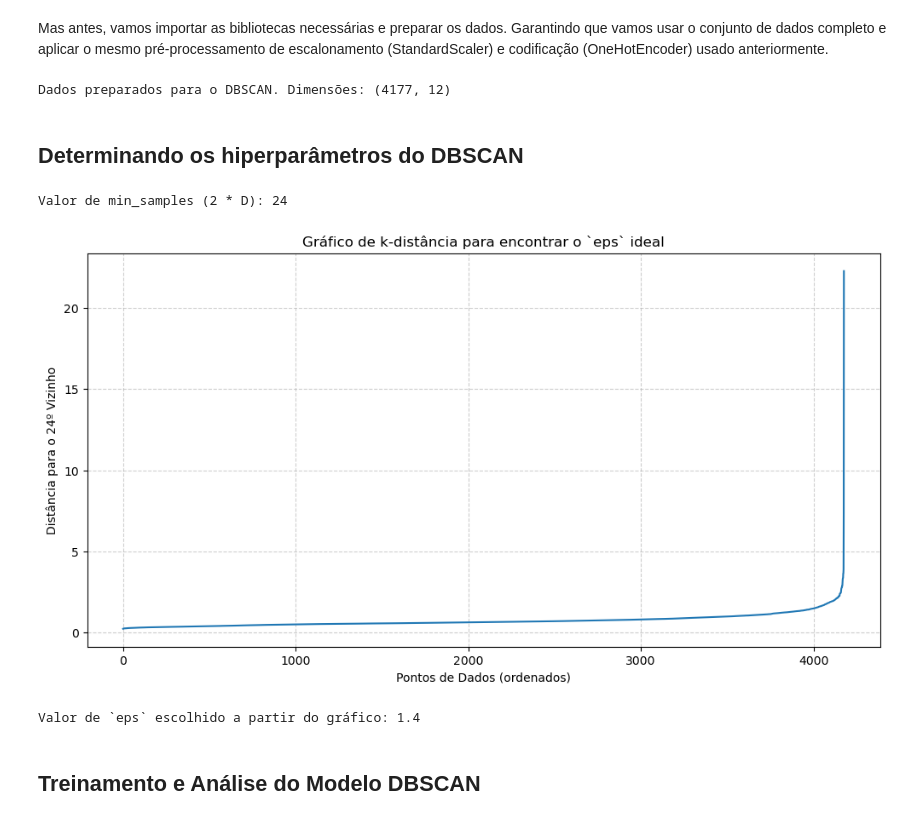
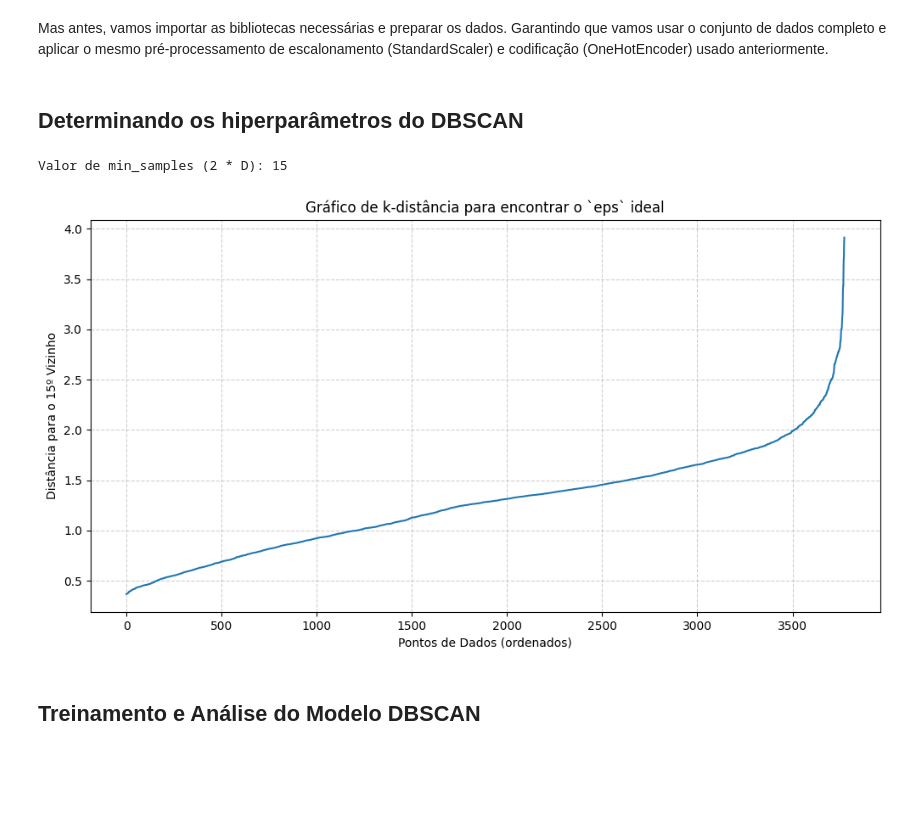
Before and after one commit to joabemorais/Trabalho-ML-2, a Jupyter notebook: test.ipynb, the cells around one changed output. Saved outputs shown, nothing was run; the diff lists cells and outputs as text; code cells hidden in the pictures; blank space fills up the shorter version.

```diff
--- a/test.ipynb
+++ b/test.ipynb
@@ -150,0 +195,4 @@ for col in num_features:
+# %%
+# Remover linhas onde 'Height' é igual a 0
+df_processed = df_processed[df_processed['Height'] != 0].copy()
+df_processed.describe()
@@ -151,4 +209,6 @@ for col in num_features:
 # %%
+features_to_standardize = df_processed.iloc[:, :-3].columns.tolist()
+
 def remove_outliers_iqr(df, columns):
     for col in columns:
         Q1 = df[col].quantile(0.25)
@@ -159,14 +219,16 @@ def remove_outliers_iqr(df, columns):
         df = df[(df[col] >= lower) & (df[col] <= upper)]
     return df
 
-df_clean = remove_outliers_iqr(df, num_features)
+df_processed = remove_outliers_iqr(df_processed, features_to_standardize)
 
 # Reduzimos ruídos extremos que poderiam distorcer a clusterização
 # %%
 scaler = StandardScaler()
-df_scaled = df_clean.copy()
 
-df_scaled[num_features] = scaler.fit_transform(df_clean[num_features])
+
+df_processed[features_to_standardize] = scaler.fit_transform(df_processed[features_to_standardize])
+
+print("\nEstatísticas descritivas do DataFrame padronizado:")
+print(df_processed.describe())
 
 # Padronizamos os dados para média 0 e desvio padrão 1
-# Essencial para algoritmos baseados em distância (como k-Means, DBScan)
@@ -185,8 +317,8 @@ inertia = []
 K_range = range(2, 11)
 
 for k in K_range:
-    kmeans = KMeans(n_clusters=k, random_state=42)
-    kmeans.fit(df_scaled)
+    kmeans = KMeans(n_clusters=k, random_state=42, n_init=10)
+    kmeans.fit(df_processed)
     inertia.append(kmeans.inertia_)
 
 plt.figure(figsize=(8, 5))
@@ -270,58 +436,30 @@ Vamos agrupar os dados com base na densidade, encontrando assim, clusters de for
 # %% [markdown]
 Mas antes, vamos importar as bibliotecas necessárias e preparar os dados. Garantindo que vamos usar o conjunto de dados completo e aplicar o mesmo pré-processamento de escalonamento (StandardScaler) e codificação (OneHotEncoder) usado anteriormente.
 # %%
-import pandas as pd
-import numpy as np
-import matplotlib.pyplot as plt
-import seaborn as sns
-from sklearn.preprocessing import StandardScaler, OneHotEncoder
-from sklearn.compose import ColumnTransformer
 from sklearn.cluster import DBSCAN
 from sklearn.neighbors import NearestNeighbors
-from sklearn.metrics import silhouette_score
-from sklearn.decomposition import PCA
-
-numeric_features = df.select_dtypes(include=np.number).columns.tolist()
-categorical_features = ['Sex']
-
-preprocessor = ColumnTransformer(
-    transformers=[
-        ('num', StandardScaler(), numeric_features),
-        ('cat', OneHotEncoder(), categorical_features)
-    ])
-
-data_full_scaled = preprocessor.fit_transform(df)
-
-print("Dados preparados para o DBSCAN. Dimensões:", data_full_scaled.shape)
-# %% [output]
-Dados preparados para o DBSCAN. Dimensões: (4177, 12)
 # %% [markdown]
 ## Determinando os hiperparâmetros do DBSCAN
 # %%
 # 1. Definindo min_samples
-D = data_full_scaled.shape[1]
-min_samples = 2 * D
+D = df_processed.shape[1]
+min_samples = 15
 print(f"Valor de min_samples (2 * D): {min_samples}")
 
 # 2. Encontrando o eps ideal com o gráfico de k-distância
 k = min_samples
-neighbors = NearestNeighbors(n_neighbors=k).fit(data_full_scaled)
-distances, indices = neighbors.kneighbors(data_full_scaled)
+neighbors = NearestNeighbors(n_neighbors=k).fit(df_processed)
+distances, indices = neighbors.kneighbors(df_processed)
 k_distances = np.sort(distances[:, k-1], axis=0)
 
 # Plotando o gráfico
 plt.figure(figsize=(12, 6))
 plt.plot(k_distances)
 plt.title('Gráfico de k-distância para encontrar o `eps` ideal')
 plt.xlabel('Pontos de Dados (ordenados)')
 plt.ylabel(f'Distância para o {k}º Vizinho')
 plt.grid(True, linestyle='--', alpha=0.6)
 plt.show()
-
-# Com base no gráfico, um valor em torno de 1.4 parece ser o ponto de cotovelo.
-eps_escolhido = 1.4
-print(f"\nValor de `eps` escolhido a partir do gráfico: {eps_escolhido}")
 # %% [output]
-Valor de min_samples (2 * D): 24
+Valor de min_samples (2 * D): 15
-[figure, old version]
+[figure, new version]
-Valor de `eps` escolhido a partir do gráfico: 1.4
```
Also changed, not shown: parts of 26 cells of this notebook.
